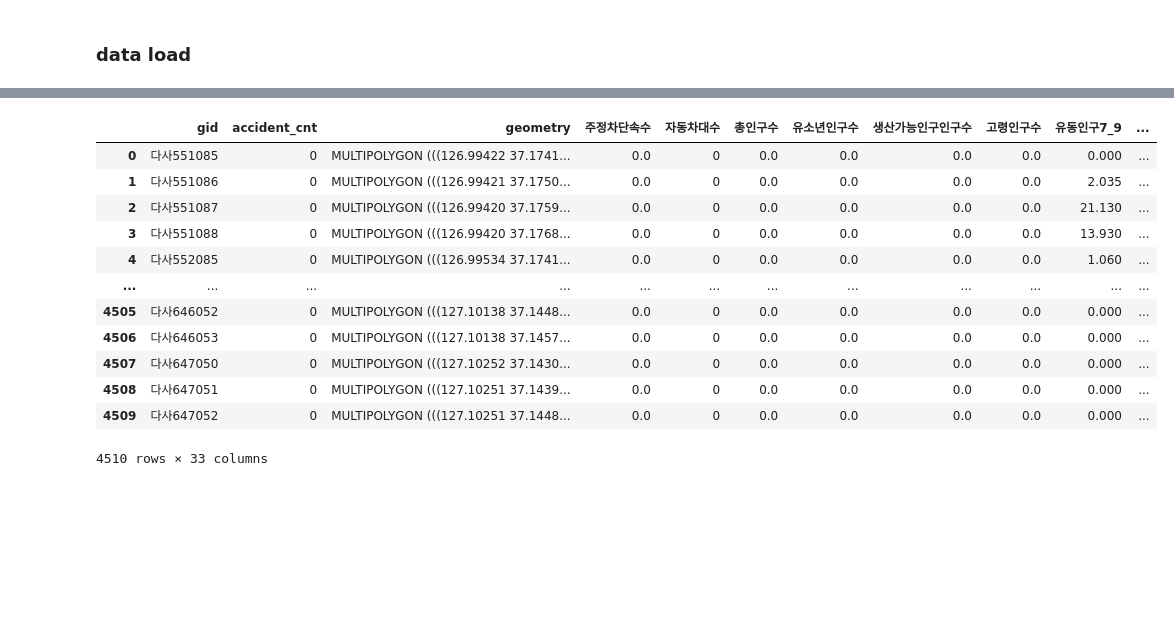
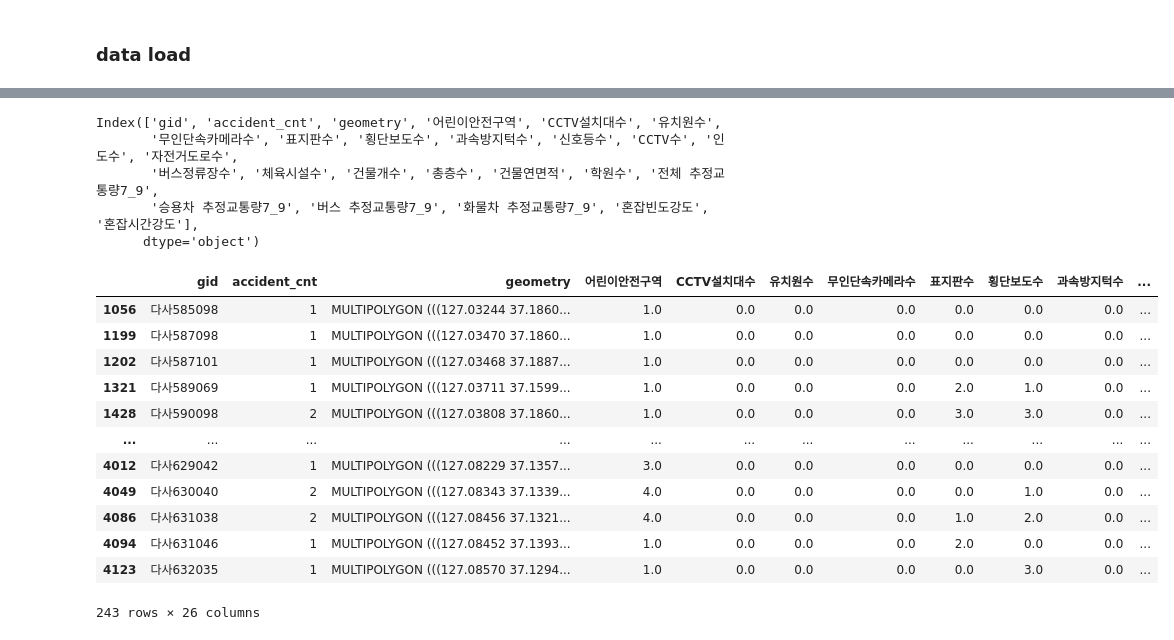
Before and after one commit to starlidust/osan_children_accident, a Jupyter notebook: 003.file_merge.ipynb, the cells around one changed output, grey strips where cells are left out. Saved outputs shown, nothing was run; the diff lists cells and outputs as text; code cells hidden in the pictures; blank space fills up the shorter version.

```diff
--- a/003.file_merge.ipynb
+++ b/003.file_merge.ipynb
@@ -316,30 +316,27 @@ grid_df = grid_df.merge(joined,how = 'left')
-# %%
-#층수 (반복실행시 rename으로 인해 중복컬럼생성됨)
-joined = merge_to_grid(files[27],files[1],'floor')
-grid_df = grid_df.merge(joined,how = 'left')
-grid_df = grid_df.rename(columns={'floor':'총층수'})
-# %%
-#연면적 (반복실행시 rename으로 인해 중복컬럼생성됨)
-joined = merge_to_grid(files[28],files[1],'val')
-grid_df = grid_df.merge(joined,how = 'left')
-grid_df = grid_df.rename(columns={'val':'건물연면적'})
-# %%
-#학원수
-joined = merge_to_grid(files[29],files[1],'학원수', lon = '시설위치_경도', lat = '시설위치_위도')
-grid_df = grid_df.merge(joined,how = 'left')
 # %%
-grid_df
+grid_df.columns
 # %% [output]
-|  | gid | accident_cnt | geometry | 주정차단속수 | 자동차대수 | 총인구수 | 유소년인구수 | 생산가능인구인구수 | 고령인구수 | 유동인구7_9 | ... |
-| 0 | 다사551085 | 0 | MULTIPOLYGON (((126.99422 37.1741... | 0.0 | 0 | 0.0 | 0.0 | 0.0 | 0.0 | 0.000 | ... |
-| 1 | 다사551086 | 0 | MULTIPOLYGON (((126.99421 37.1750... | 0.0 | 0 | 0.0 | 0.0 | 0.0 | 0.0 | 2.035 | ... |
-| 2 | 다사551087 | 0 | MULTIPOLYGON (((126.99420 37.1759... | 0.0 | 0 | 0.0 | 0.0 | 0.0 | 0.0 | 21.130 | ... |
-| 3 | 다사551088 | 0 | MULTIPOLYGON (((126.99420 37.1768... | 0.0 | 0 | 0.0 | 0.0 | 0.0 | 0.0 | 13.930 | ... |
-| 4 | 다사552085 | 0 | MULTIPOLYGON (((126.99534 37.1741... | 0.0 | 0 | 0.0 | 0.0 | 0.0 | 0.0 | 1.060 | ... |
-| ... | ... | ... | ... | ... | ... | ... | ... | ... | ... | ... | ... |
-| 4505 | 다사646052 | 0 | MULTIPOLYGON (((127.10138 37.1448... | 0.0 | 0 | 0.0 | 0.0 | 0.0 | 0.0 | 0.000 | ... |
-| 4506 | 다사646053 | 0 | MULTIPOLYGON (((127.10138 37.1457... | 0.0 | 0 | 0.0 | 0.0 | 0.0 | 0.0 | 0.000 | ... |
-| 4507 | 다사647050 | 0 | MULTIPOLYGON (((127.10252 37.1430... | 0.0 | 0 | 0.0 | 0.0 | 0.0 | 0.0 | 0.000 | ... |
-| 4508 | 다사647051 | 0 | MULTIPOLYGON (((127.10251 37.1439... | 0.0 | 0 | 0.0 | 0.0 | 0.0 | 0.0 | 0.000 | ... |
-| 4509 | 다사647052 | 0 | MULTIPOLYGON (((127.10251 37.1448... | 0.0 | 0 | 0.0 | 0.0 | 0.0 | 0.0 | 0.000 | ... |
-4510 rows × 33 columns
+Index(['gid', 'accident_cnt', 'geometry', '어린이안전구역', 'CCTV설치대수', '유치원수',
+       '무인단속카메라수', '표지판수', '횡단보도수', '과속방지턱수', '신호등수', 'CCTV수', '인도수', '자전거도로수',
+       '버스정류장수', '체육시설수', '건물개수', '총층수', '건물연면적', '학원수', '전체 추정교통량7_9',
+       '승용차 추정교통량7_9', '버스 추정교통량7_9', '화물차 추정교통량7_9', '혼잡빈도강도', '혼잡시간강도'],
+      dtype='object')
+# %%
+pd.options.display.max_columns = 50
+# %%
+#안전구역 중 사고 발생이 있는 구역
+grid_df[(grid_df.accident_cnt>0)&(grid_df['어린이안전구역']>0)]
+# %% [output]
+|  | gid | accident_cnt | geometry | 어린이안전구역 | CCTV설치대수 | 유치원수 | 무인단속카메라수 | 표지판수 | 횡단보도수 | 과속방지턱수 | ... |
+| 1056 | 다사585098 | 1 | MULTIPOLYGON (((127.03244 37.1860... | 1.0 | 0.0 | 0.0 | 0.0 | 0.0 | 0.0 | 0.0 | ... |
+| 1199 | 다사587098 | 1 | MULTIPOLYGON (((127.03470 37.1860... | 1.0 | 0.0 | 0.0 | 0.0 | 0.0 | 0.0 | 0.0 | ... |
+| 1202 | 다사587101 | 1 | MULTIPOLYGON (((127.03468 37.1887... | 1.0 | 0.0 | 0.0 | 0.0 | 0.0 | 0.0 | 0.0 | ... |
+| 1321 | 다사589069 | 1 | MULTIPOLYGON (((127.03711 37.1599... | 1.0 | 0.0 | 0.0 | 0.0 | 2.0 | 1.0 | 0.0 | ... |
+| 1428 | 다사590098 | 2 | MULTIPOLYGON (((127.03808 37.1860... | 1.0 | 0.0 | 0.0 | 0.0 | 3.0 | 3.0 | 0.0 | ... |
+| ... | ... | ... | ... | ... | ... | ... | ... | ... | ... | ... | ... |
+| 4012 | 다사629042 | 1 | MULTIPOLYGON (((127.08229 37.1357... | 3.0 | 0.0 | 0.0 | 0.0 | 0.0 | 0.0 | 0.0 | ... |
+| 4049 | 다사630040 | 2 | MULTIPOLYGON (((127.08343 37.1339... | 4.0 | 0.0 | 0.0 | 0.0 | 0.0 | 1.0 | 0.0 | ... |
+| 4086 | 다사631038 | 2 | MULTIPOLYGON (((127.08456 37.1321... | 4.0 | 0.0 | 0.0 | 0.0 | 1.0 | 2.0 | 0.0 | ... |
+| 4094 | 다사631046 | 1 | MULTIPOLYGON (((127.08452 37.1393... | 1.0 | 0.0 | 0.0 | 0.0 | 2.0 | 0.0 | 0.0 | ... |
+| 4123 | 다사632035 | 1 | MULTIPOLYGON (((127.08570 37.1294... | 1.0 | 0.0 | 0.0 | 0.0 | 0.0 | 3.0 | 0.0 | ... |
+243 rows × 26 columns
```
Also changed, not shown: parts of 23 cells of this notebook, 5 other files.
